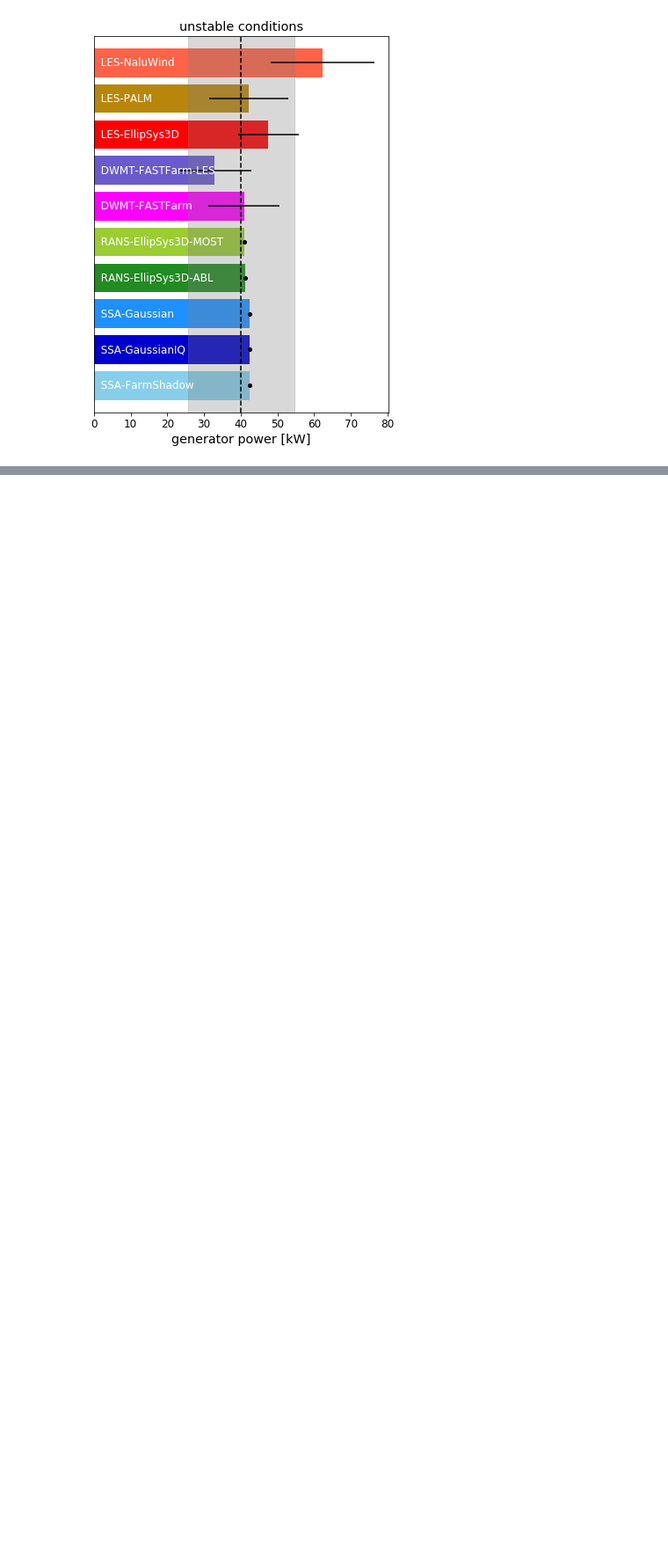
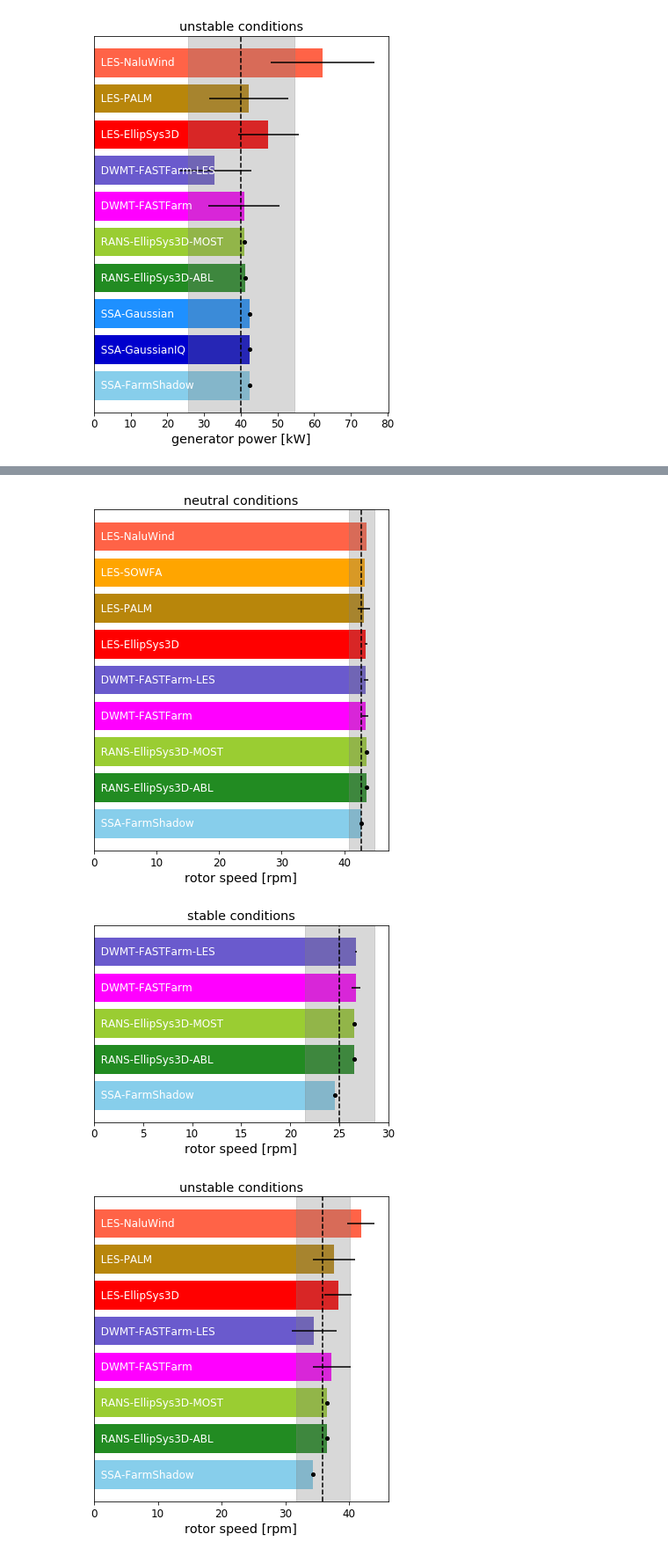
Before and after one commit to NREL/wakebench_swift, a Jupyter notebook: code/turbine_processing/2-compare_turbine_models.ipynb, the cells around one changed output, grey strips where cells are left out. Shown at 88% size. Drawn from its saved outputs; the diff is of its cells as text; code cells hidden in the pictures; blank space fills up the shorter version.

Commit message:
Add plots for rotor speed and generator torque
If generator torque data are unavailable but rotor aerodynamic torque
is, then estimate generator torque from the gear box ratio

```diff
--- a/code/turbine_processing/2-compare_turbine_models.ipynb
+++ b/code/turbine_processing/2-compare_turbine_models.ipynb
@@ -62,6 +62,7 @@ final_labels = {
 # %%
 # output data names
 RotPwr = 'rotor_power_[kW]'
+RotTq = 'rotor_torque_[N_m]'
 GenPwr = 'generator_power_[kW]'
 GenTq = 'generator_torque_[N_m]'
 RotSpd = 'rotor_speed_[rpm]'
@@ -200,6 +203,10 @@ def load_turbine_output(dpath,case):
                     print('  ***'+Thrust+' unavailable, using '+alt_thrust+' instead***')
                 else:
                     print('  ***'+Thrust+' not found***')
+            if ((GenTq not in df.columns) or np.any(np.isnan(df[GenTq]))) \
+                    and (RotTq in df.columns) and np.all(np.isfinite(df[RotTq])):
+                print('  ***generator torque unavailable, estimating from rotor torque***')
+                df[GenTq] = df[RotTq] / GBRatio
             data.append(df)
         elif df.columns[0] == 'name':
             # have steady-state values
@@ -209,6 +216,10 @@ def load_turbine_output(dpath,case):
             if (GenPwr not in df.index) or np.isnan(df.loc[GenPwr].value):
                 print('  ***generator power unavailable, estimating from rotor power***')
                 df.loc[GenPwr] = df.loc[RotPwr] * GenEff
+            if ((GenTq not in df.index) or np.isnan(df.loc[GenTq].value)) \
+                    and (RotTq in df.index) and np.isfinite(df.loc[RotTq].value):
+                print('  ***generator torque unavailable, estimating from rotor torque***')
+                df.loc[GenTq] = df.loc[RotTq] / GBRatio
             data.append(df)
     return data
 # %%
@@ -332,6 +343,7 @@ SNL_MANIACI_LES unstable 62.255098495447804
 [figure]
 # %%
 output = Thrust
+norm = 1000. # convert to N to kN
 
 for case in cases:
 
@@ -345,18 +357,18 @@ for case in cases:
                 data = turbinedata[case][name]
                 if data[0].index.name == 'time_[s]':
                     # list of time histories of all quantities
-                    mean = np.mean([df[output].mean()/1000 for df in data])  # mean of means
-                    err = np.mean([df[output].std()/1000 for df in data])  # mean of stdevs
+                    mean = np.mean([df[output].mean()/norm for df in data])  # mean of means
+                    err = np.mean([df[output].std()/norm for df in data])  # mean of stdevs
                     if np.isfinite(mean):
                         ax.barh(irow, mean, xerr=err, color=colors[name])
                         ax.text(0,irow, indent+final_labels[name], color='w',
                                 verticalalignment='center', fontsize=labelsize)
                         irow += 1
                     else:
-                        print('  ***time-accurate thrust data unavailable***')
+                        print('  ***time-accurate data unavailable***')
                 else:
                     # list of steady-state results
-                    data = [df.loc[output]/1000 for df in data]
+                    data = [df.loc[output]/norm for df in data]
                     mean = np.mean(data)
                     if np.isfinite(mean):
                         ax.barh(irow, mean, color=colors[name])
@@ -365,7 +377,7 @@ for case in cases:
                                 verticalalignment='center', fontsize=labelsize)
                         irow += 1
                     else:
-                        print('  ***steady thrust data unavailable***')
+                        print('  ***steady data unavailable***')
                 print(name,case,mean)
 
 #     refmean = refdata[case].loc[output]['mean']
@@ -409,3 +421,59 @@ SNL_MANIACI_LES unstable 15.933373278218777
 [figure]
 [figure]
 [figure]
+# %%
+output = RotSpd
+
+for case in cases:
+
+    avail = turbinedata[case]
+    Nresults = len(avail.keys())
+    irow = 0
+    fig,ax = plt.subplots(figsize=(6,6))
+    for simtype in simtypes:
+        for name in sims_of_type[simtype]:
+            if name in avail.keys():
+                data = turbinedata[case][name]
+                if data[0].index.name == 'time_[s]':
+                    # list of time histories of all quantities
+                    mean = np.mean([df[output].mean() for df in data])  # mean of means
+                    err = np.mean([df[output].std() for df in data])  # mean of stdevs
+                    if np.isfinite(mean):
+                        ax.barh(irow, mean, xerr=err, color=colors[name])
+                        ax.text(0,irow, indent+final_labels[name], color='w',
+                                verticalalignment='center', fontsize=labelsize)
+                        irow += 1
+                    else:
+                        print('  ***time-accurate data unavailable***')
+                else:
+                    # list of steady-state results
+                    data = [df.loc[output] for df in data]
+                    mean = np.mean(data)
+                    if np.isfinite(mean):
+                        ax.barh(irow, mean, color=colors[name])
+                        ax.plot(data, len(data)*[irow], 'ko', markersize=4)
+                        ax.text(0,irow, indent+final_labels[name], color='w',
+                                verticalalignment='center', fontsize=labelsize)
+                        irow += 1
+                    else:
+                        print('  ***steady data unavailable***')
+                print(name,case,mean)
+
+    refmean = refdata[case].loc[output]['mean']
+    referr = refdata[case].loc[output]['stdev']
+    ax.axvline(refmean, color='k', ls='--')
+    ax.axvspan(refmean-referr, refmean+referr, color='0.5', alpha=0.3)
+
+    # axes formatting
+    ax.tick_params(axis='y',width=0,labelleft=False)
+    ax.tick_params(labelsize='large')
+    ax.set_ylim((-0.75,irow-0.25))
+    ax.set_xlabel(output.replace('_',' '), fontsize='x-large')
+    ax.set_title(case+' conditions', fontsize='x-large')
+
+    # adjust figure height to get bars to the same height
+    fig.set_figheight((irow+0.5)*barheight)
+
+    # save figure
+    fig.savefig('compare_{:s}_{:s}.png'.format(output,case), bbox_inches='tight')
+# %% [output]
@@ -411,0 +497,3 @@ SNL_MANIACI_LES unstable 15.933373278218777
+[figure, added]
+[figure, added]
+[figure, added]
```
Also changed, not shown: parts of 5 cells of this notebook.
